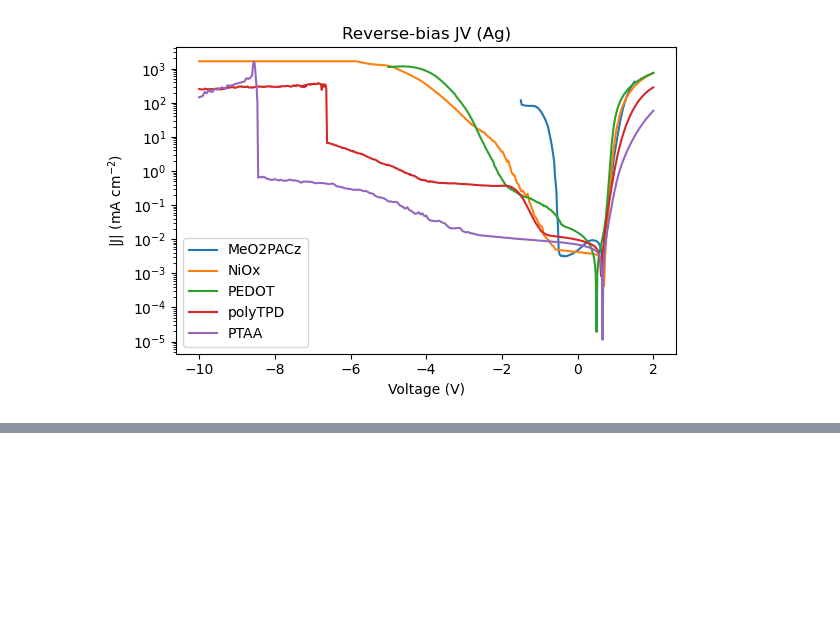
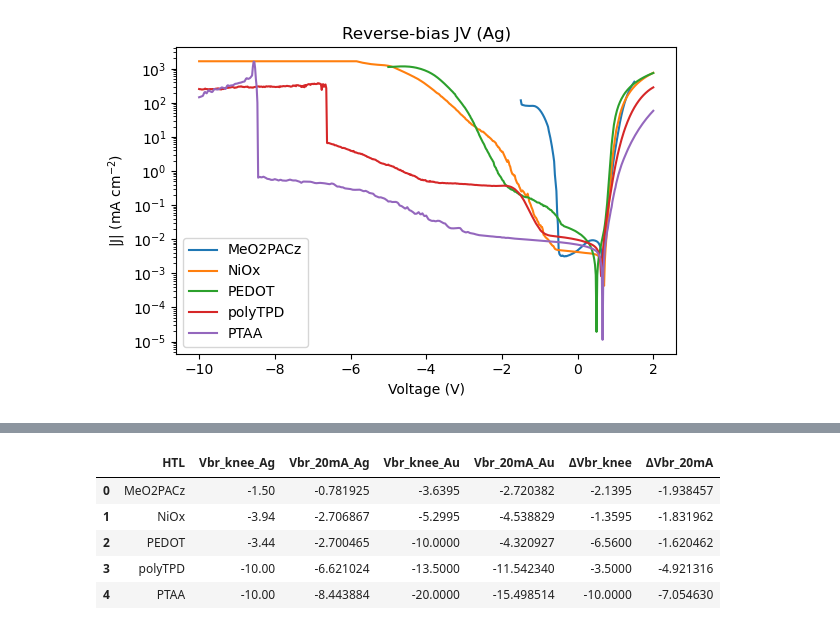
Before and after one commit to Mazhar-PerovAI/PerovAI_Course, a Jupyter notebook: Week08/notebooks/Ag.ipynb, the cells around one changed output, grey strips where cells are left out. Cells and saved outputs as stored; diff of their text form; code cells hidden in the pictures; blank space fills up the shorter version.

```diff
--- a/Week08/notebooks/Ag.ipynb
+++ b/Week08/notebooks/Ag.ipynb
@@ -253,0 +388,26 @@ vbr_all.to_csv("../results/vbr_all_devices.csv", index=False)
+# %%
+import pandas as pd
+
+# Load saved synchronized Ag and Au summaries
+ag = pd.read_csv("../results/vbr_Ag_summary_sync.csv")
+au = pd.read_csv("../results/vbr_Au_summary.csv")
+
+# Rename columns to avoid confusion
+ag = ag.rename(columns={"Vbr_knee":"Vbr_knee_Ag", "Vbr_20mA":"Vbr_20mA_Ag"})
+au = au.rename(columns={"Vbr_knee":"Vbr_knee_Au", "Vbr_20mA":"Vbr_20mA_Au"})
+
+# Merge on HTL
+comp = pd.merge(ag, au, on="HTL")
+
+# Compute improvements (Au − Ag)
+comp["ΔVbr_knee"] = comp["Vbr_knee_Au"] - comp["Vbr_knee_Ag"]
+comp["ΔVbr_20mA"] = comp["Vbr_20mA_Au"] - comp["Vbr_20mA_Ag"]
+
+comp
+# %% [output]
+|  | HTL | Vbr_knee_Ag | Vbr_20mA_Ag | Vbr_knee_Au | Vbr_20mA_Au | ΔVbr_knee | ΔVbr_20mA |
+| 0 | MeO2PACz | -1.50 | -0.781925 | -3.6395 | -2.720382 | -2.1395 | -1.938457 |
+| 1 | NiOx | -3.94 | -2.706867 | -5.2995 | -4.538829 | -1.3595 | -1.831962 |
+| 2 | PEDOT | -3.44 | -2.700465 | -10.0000 | -4.320927 | -6.5600 | -1.620462 |
+| 3 | polyTPD | -10.00 | -6.621024 | -13.5000 | -11.542340 | -3.5000 | -4.921316 |
+| 4 | PTAA | -10.00 | -8.443884 | -20.0000 | -15.498514 | -10.0000 | -7.054630 |
```
Also changed, not shown: parts of 14 cells of this notebook, 11 other files.
